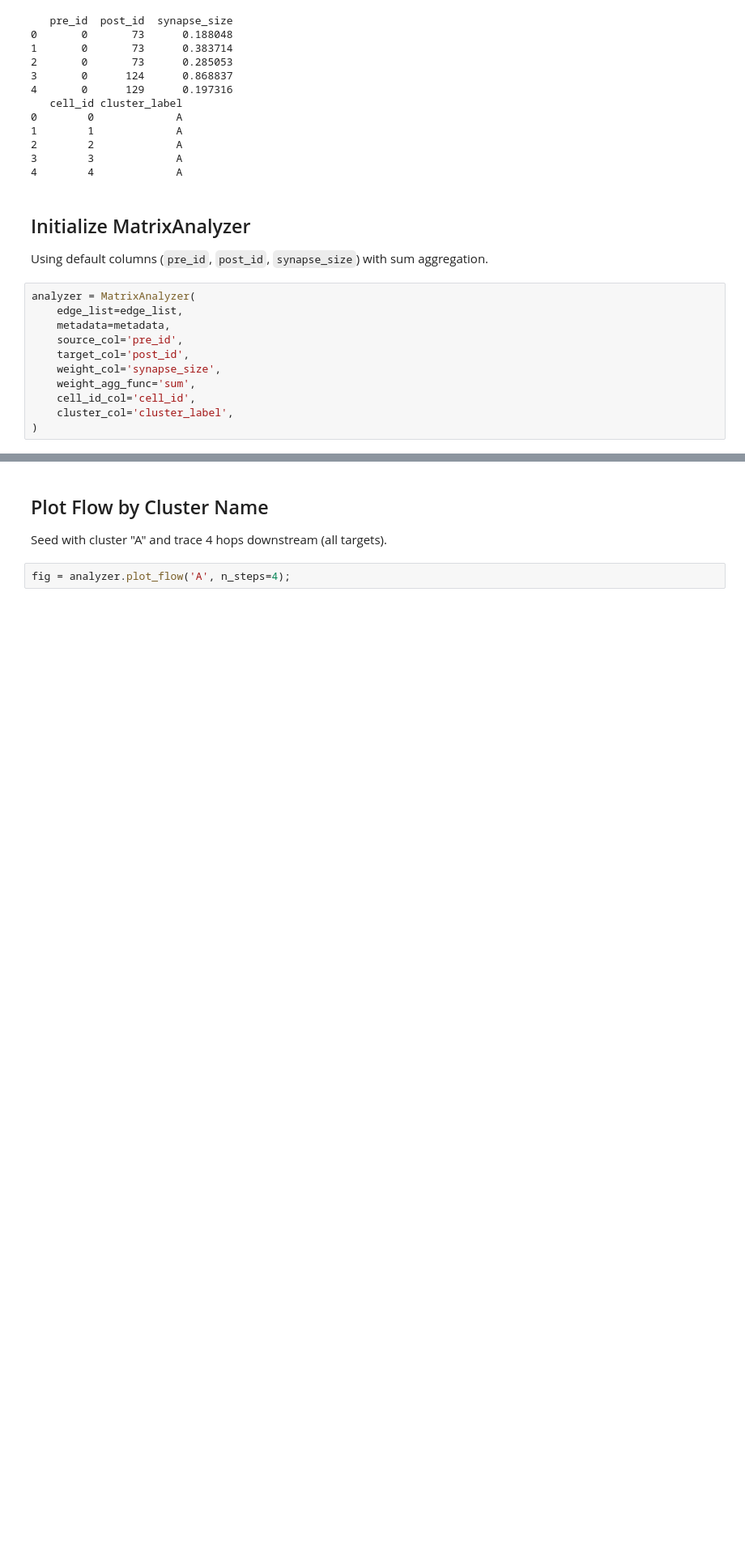
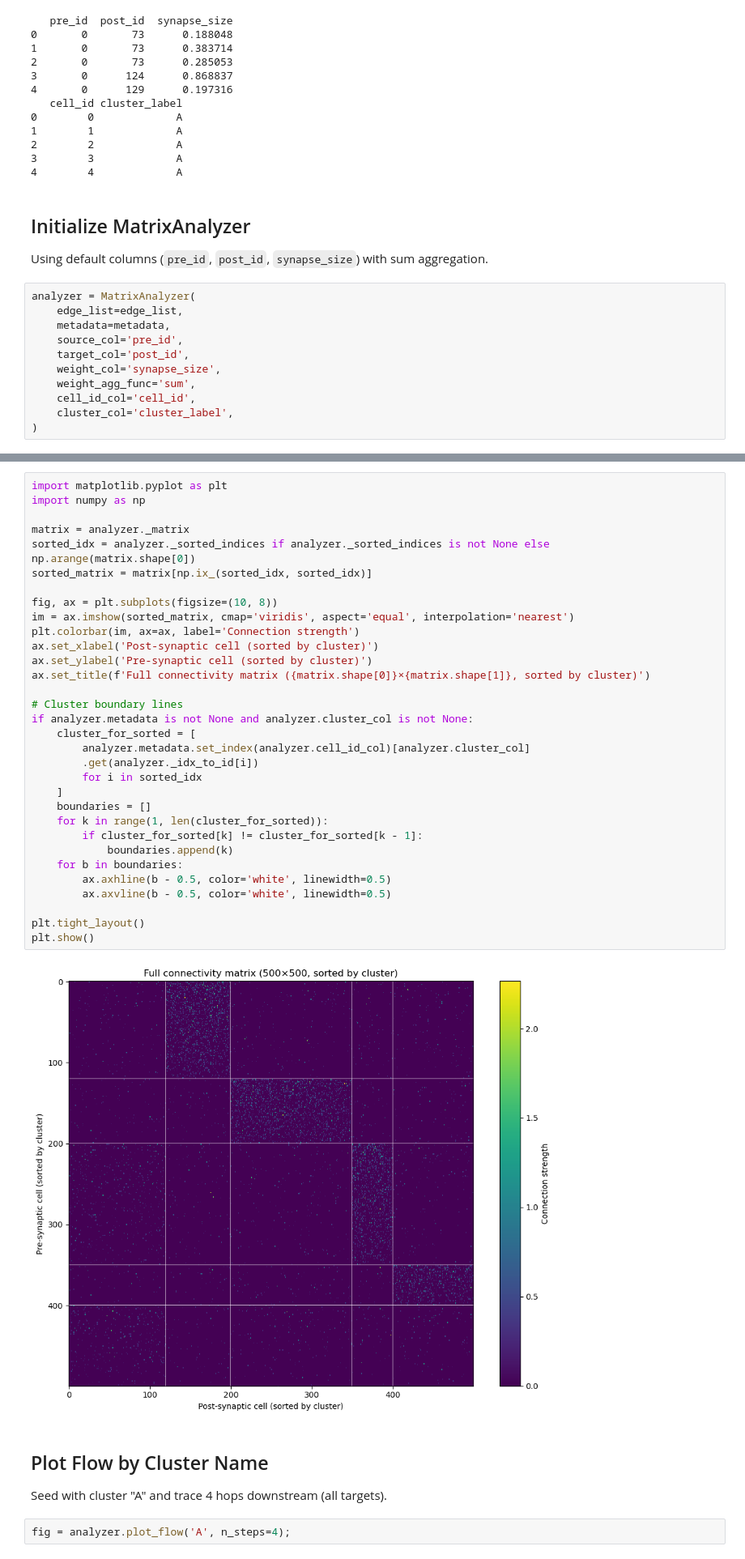
Before and after one commit to reneyagmur/ConnMatrixHops, a Jupyter notebook: code/notebooks/02_demo_connmatrixhops.ipynb, the cells around one changed output, grey strips where cells are left out. Shown at 81% size. Cells and saved outputs as stored; diff of their text form; blank space fills up the shorter version.

```diff
--- a/code/notebooks/02_demo_connmatrixhops.ipynb
+++ b/code/notebooks/02_demo_connmatrixhops.ipynb
@@ -54,3 +58,37 @@ analyzer = MatrixAnalyzer(
+# %%
+import matplotlib.pyplot as plt
+import numpy as np
+
+matrix = analyzer._matrix
+sorted_idx = analyzer._sorted_indices if analyzer._sorted_indices is not None else np.arange(matrix.shape[0])
+sorted_matrix = matrix[np.ix_(sorted_idx, sorted_idx)]
+
+fig, ax = plt.subplots(figsize=(10, 8))
+im = ax.imshow(sorted_matrix, cmap='viridis', aspect='equal', interpolation='nearest')
+plt.colorbar(im, ax=ax, label='Connection strength')
+ax.set_xlabel('Post-synaptic cell (sorted by cluster)')
+ax.set_ylabel('Pre-synaptic cell (sorted by cluster)')
+ax.set_title(f'Full connectivity matrix ({matrix.shape[0]}×{matrix.shape[1]}, sorted by cluster)')
+
+# Cluster boundary lines
+if analyzer.metadata is not None and analyzer.cluster_col is not None:
+    cluster_for_sorted = [
+        analyzer.metadata.set_index(analyzer.cell_id_col)[analyzer.cluster_col]
+        .get(analyzer._idx_to_id[i])
+        for i in sorted_idx
+    ]
+    boundaries = []
+    for k in range(1, len(cluster_for_sorted)):
+        if cluster_for_sorted[k] != cluster_for_sorted[k - 1]:
+            boundaries.append(k)
+    for b in boundaries:
+        ax.axhline(b - 0.5, color='white', linewidth=0.5)
+        ax.axvline(b - 0.5, color='white', linewidth=0.5)
+
+plt.tight_layout()
+plt.show()
+# %% [output]
+[figure, added]
 # %% [markdown]
 ## Plot Flow by Cluster Name
 
```
Also changed, not shown: parts of 2 cells of this notebook.
